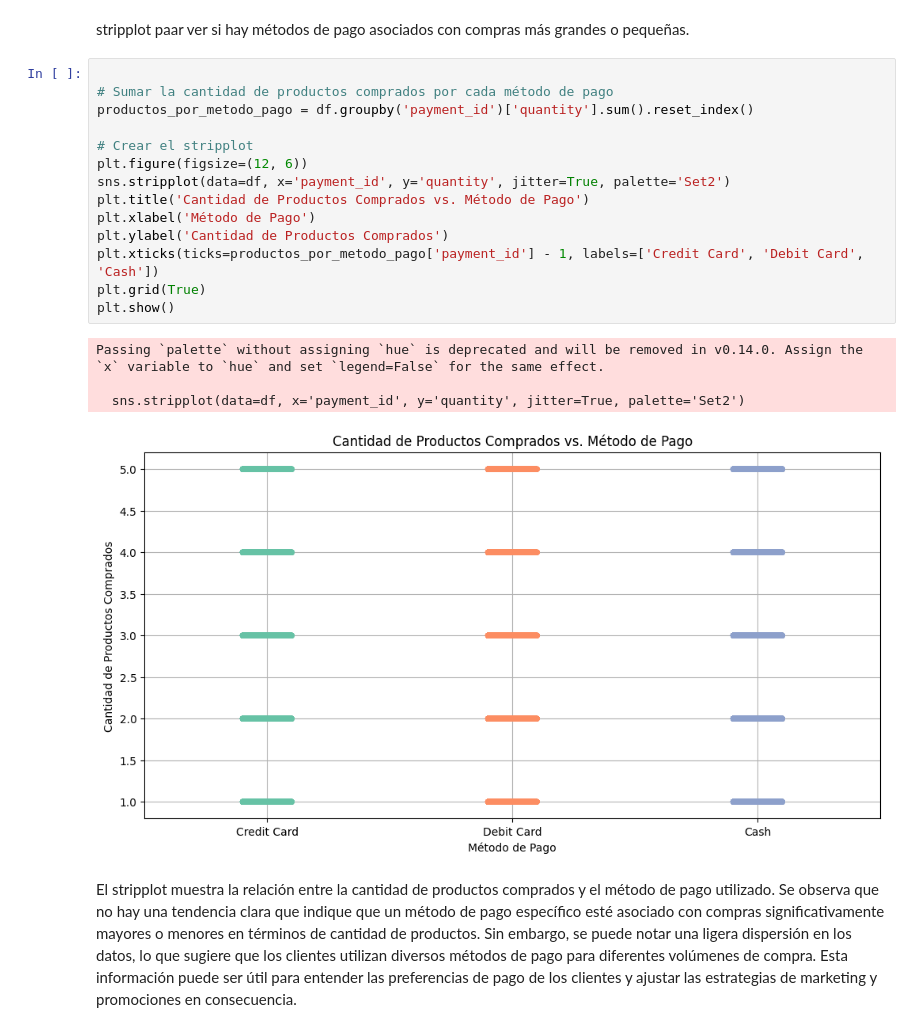
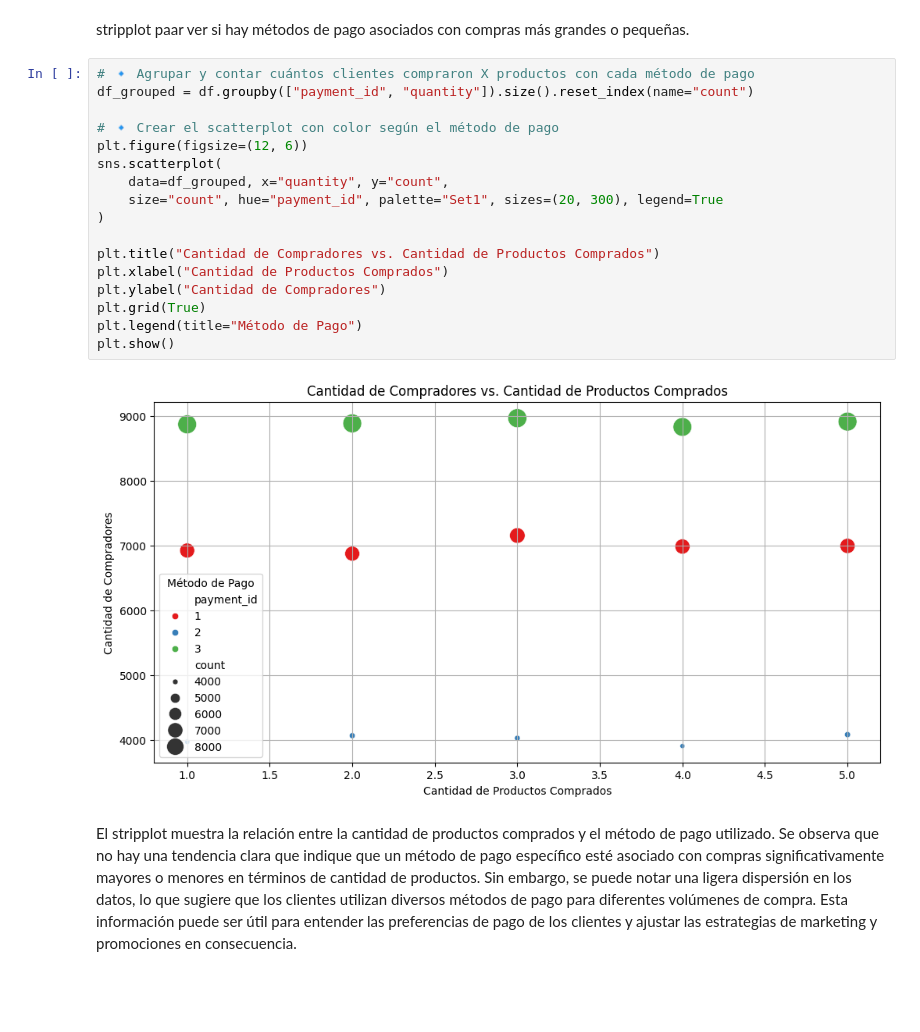
Before and after one commit to juanjoher/CIENCIADATOSP1, a Jupyter notebook: Proyecto.ipynb, the cells around one changed output. Saved outputs shown, nothing was run; the diff lists cells and outputs as text; blank space fills up the shorter version.

```diff
--- a/Proyecto.ipynb
+++ b/Proyecto.ipynb
@@ -498,24 +498,24 @@ El scatterplot que analiza el gasto total por edad muestra una tendencia en la q
 # %% [markdown]
 stripplot paar ver si hay métodos de pago asociados con compras más grandes o pequeñas.
 # %%
+# 🔹 Agrupar y contar cuántos clientes compraron X productos con cada método de pago
+df_grouped = df.groupby(["payment_id", "quantity"]).size().reset_index(name="count")
 
-# Sumar la cantidad de productos comprados por cada método de pago
-productos_por_metodo_pago = df.groupby('payment_id')['quantity'].sum().reset_index()
+# 🔹 Crear el scatterplot con color según el método de pago
+plt.figure(figsize=(12, 6))
+sns.scatterplot(
+    data=df_grouped, x="quantity", y="count",
+    size="count", hue="payment_id", palette="Set1", sizes=(20, 300), legend=True
+)
 
-# Crear el stripplot
-plt.figure(figsize=(12, 6))
-sns.stripplot(data=df, x='payment_id', y='quantity', jitter=True, palette='Set2')
-plt.title('Cantidad de Productos Comprados vs. Método de Pago')
-plt.xlabel('Método de Pago')
-plt.ylabel('Cantidad de Productos Comprados')
-plt.xticks(ticks=productos_por_metodo_pago['payment_id'] - 1, labels=['Credit Card', 'Debit Card', 'Cash'])
+plt.title("Cantidad de Compradores vs. Cantidad de Productos Comprados")
+plt.xlabel("Cantidad de Productos Comprados")
+plt.ylabel("Cantidad de Compradores")
 plt.grid(True)
+plt.legend(title="Método de Pago")
 plt.show()
 # %% [output]
-Passing `palette` without assigning `hue` is deprecated and will be removed in v0.14.0. Assign the `x` variable to `hue` and set `legend=False` for the same effect.
-
-  sns.stripplot(data=df, x='payment_id', y='quantity', jitter=True, palette='Set2')
-[figure, old version]
+[figure, new version]
 # %% [markdown]
 El stripplot muestra la relación entre la cantidad de productos comprados y el método de pago utilizado. Se observa que no hay una tendencia clara que indique que un método de pago específico esté asociado con compras significativamente mayores o menores en términos de cantidad de productos. Sin embargo, se puede notar una ligera dispersión en los datos, lo que sugiere que los clientes utilizan diversos métodos de pago para diferentes volúmenes de compra. Esta información puede ser útil para entender las preferencias de pago de los clientes y ajustar las estrategias de marketing y promociones en consecuencia.
 # %% [markdown]
```
